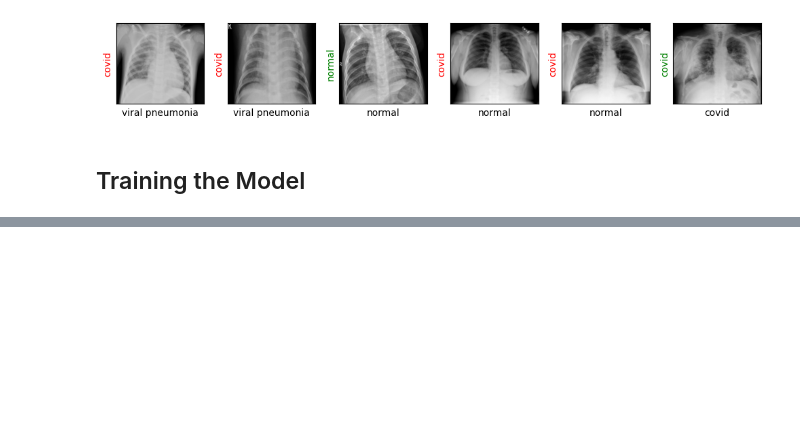
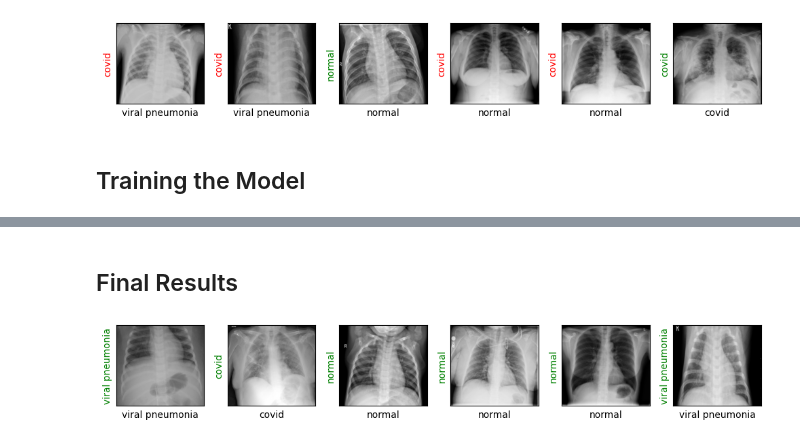
Before and after one commit to blondedman/covid-19-detection, a Jupyter notebook: covid-19-detection.ipynb, the cells around one changed output, grey strips where cells are left out. Drawn from its saved outputs; the diff is of its cells as text; code cells hidden in the pictures; blank space fills up the shorter version.

```diff
--- a/covid-19-detection.ipynb
+++ b/covid-19-detection.ipynb
@@ -252,0 +303,6 @@ training completed...
+# %% [markdown]
+## Final Results
+# %%
+showpredictions()
+# %% [output]
+[figure, added]
```
Also changed, not shown: parts of 2 cells of this notebook.
